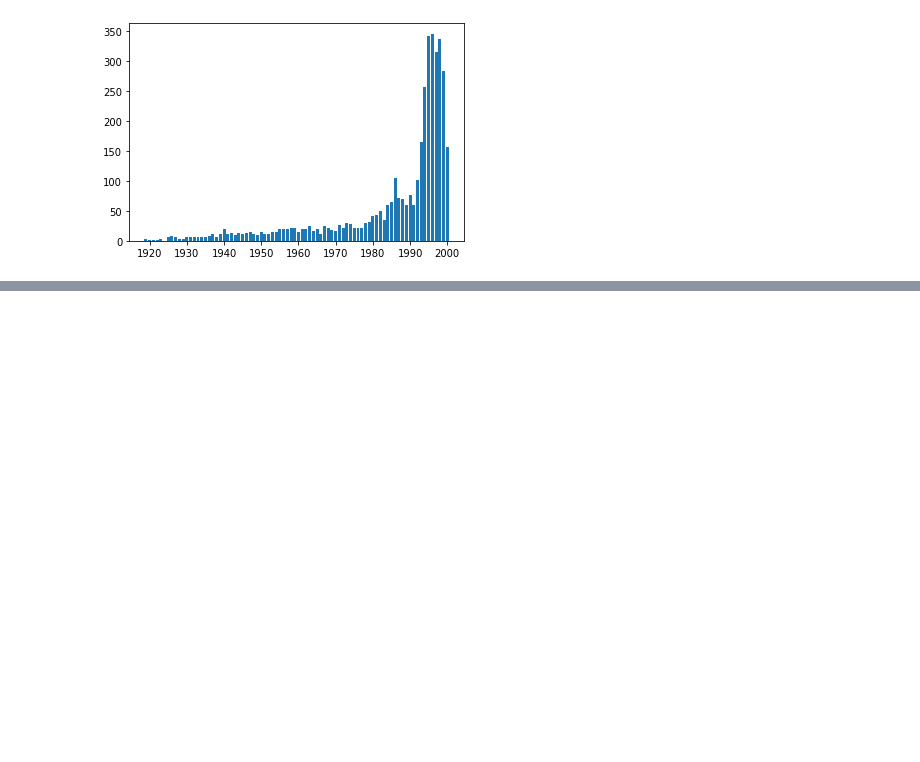
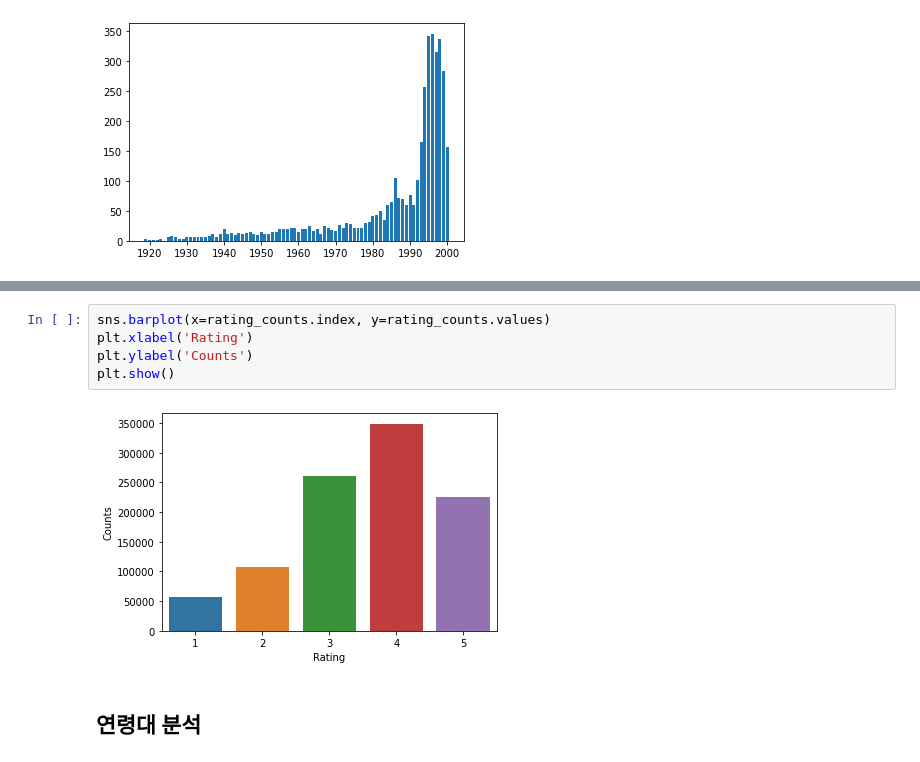
Before and after one commit to Gasijiyo/FirstStep_Python, a Jupyter notebook: py25_movielens.ipynb, the cells around one changed output, grey strips where cells are left out. Cells and saved outputs as stored; diff of their text form; blank space fills up the shorter version.

```diff
--- a/py25_movielens.ipynb
+++ b/py25_movielens.ipynb
@@ -368,0 +566,9 @@ plt.show()
+# %%
+sns.barplot(x=rating_counts.index, y=rating_counts.values)
+plt.xlabel('Rating')
+plt.ylabel('Counts')
+plt.show()
+# %% [output]
+[figure, added]
+# %% [markdown]
+## 연령대 분석
```
Also changed, not shown: parts of 111 cells of this notebook.
